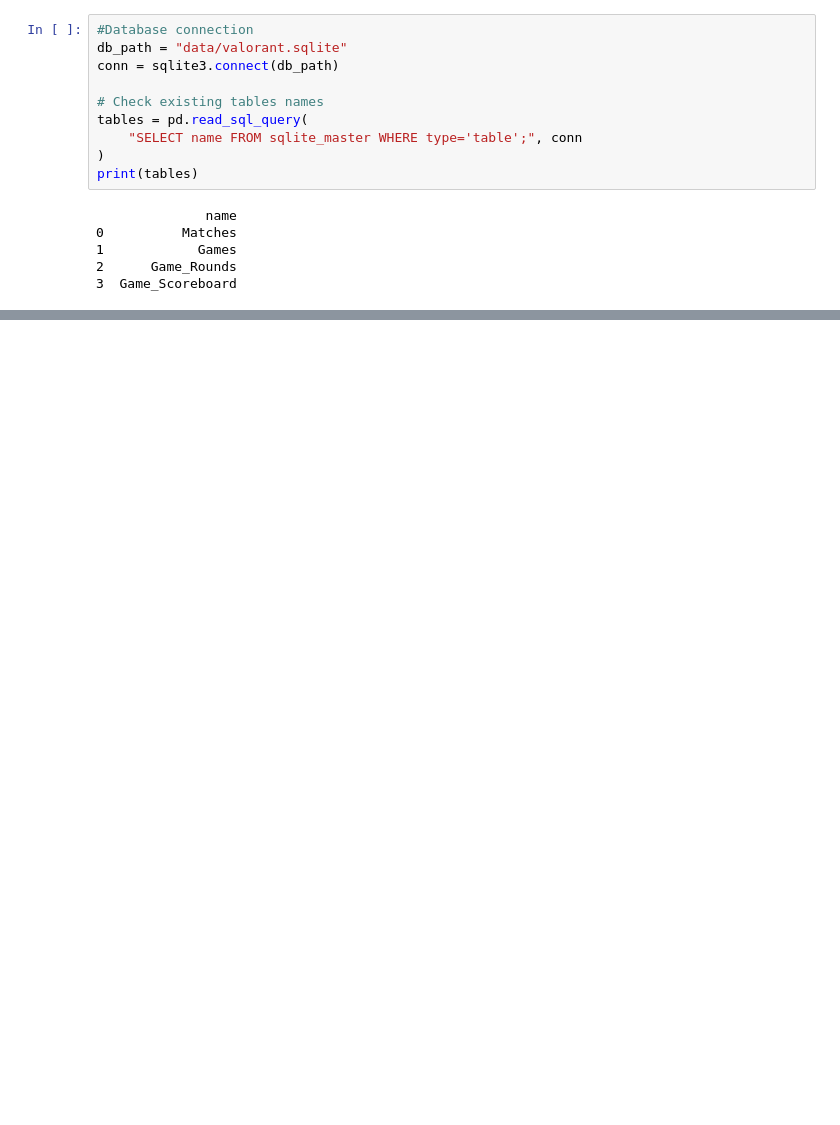
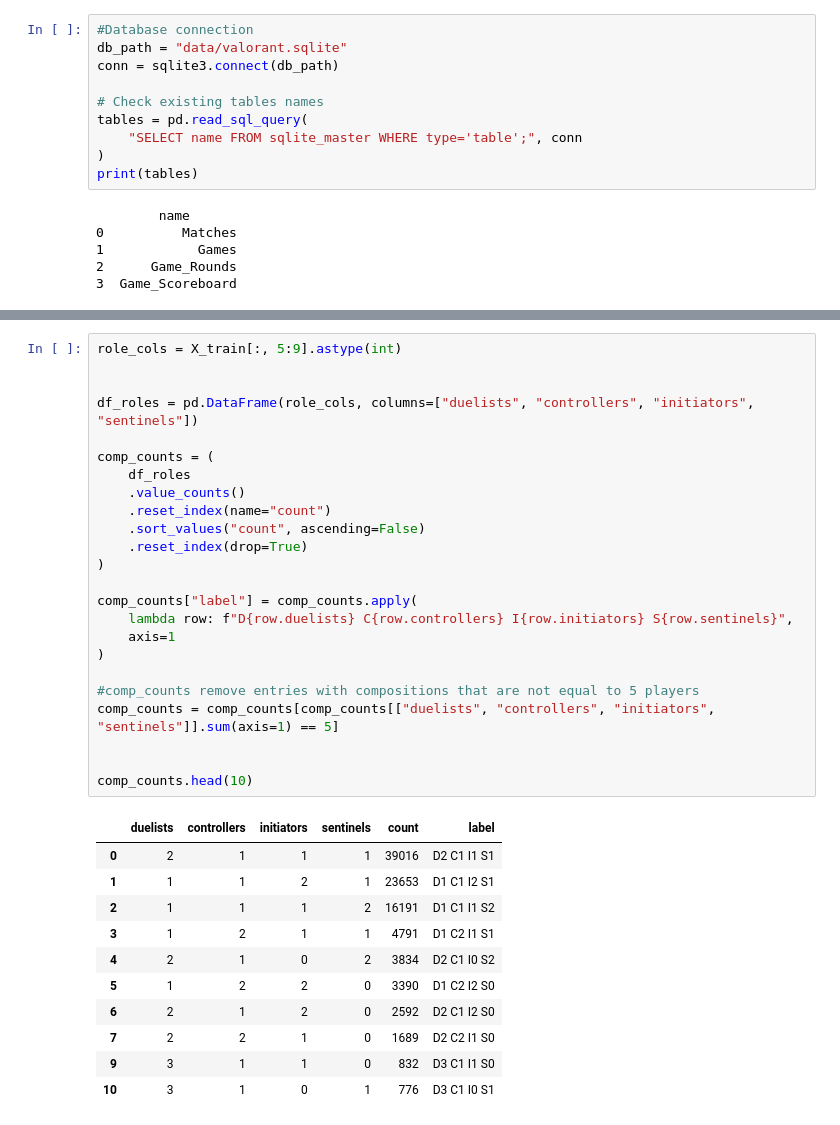
Before and after one commit to RosyTCosy/CS345-Final-Project, a Jupyter notebook: final_project.ipynb, the cells around one changed output, grey strips where cells are left out. Saved outputs shown, nothing was run; the diff lists cells and outputs as text; blank space fills up the shorter version.

```diff
--- a/final_project.ipynb
+++ b/final_project.ipynb
@@ -405,0 +281,36 @@ Prediction for test data: [[6.01680931e-04 9.99398319e-01]]
+# %%
+role_cols = X_train[:, 5:9].astype(int)
+
+
+df_roles = pd.DataFrame(role_cols, columns=["duelists", "controllers", "initiators", "sentinels"])
+
+comp_counts = (
+    df_roles
+    .value_counts()
+    .reset_index(name="count")
+    .sort_values("count", ascending=False)
+    .reset_index(drop=True)
+)
+
+comp_counts["label"] = comp_counts.apply(
+    lambda row: f"D{row.duelists} C{row.controllers} I{row.initiators} S{row.sentinels}",
+    axis=1
+)
+
+#comp_counts remove entries with compositions that are not equal to 5 players
+comp_counts = comp_counts[comp_counts[["duelists", "controllers", "initiators", "sentinels"]].sum(axis=1) == 5]
+
+
+comp_counts.head(10)
+# %% [output]
+|  | duelists | controllers | initiators | sentinels | count | label |
+| 0 | 2 | 1 | 1 | 1 | 39016 | D2 C1 I1 S1 |
+| 1 | 1 | 1 | 2 | 1 | 23653 | D1 C1 I2 S1 |
+| 2 | 1 | 1 | 1 | 2 | 16191 | D1 C1 I1 S2 |
+| 3 | 1 | 2 | 1 | 1 | 4791 | D1 C2 I1 S1 |
+| 4 | 2 | 1 | 0 | 2 | 3834 | D2 C1 I0 S2 |
+| 5 | 1 | 2 | 2 | 0 | 3390 | D1 C2 I2 S0 |
+| 6 | 2 | 1 | 2 | 0 | 2592 | D2 C1 I2 S0 |
+| 7 | 2 | 2 | 1 | 0 | 1689 | D2 C2 I1 S0 |
+| 9 | 3 | 1 | 1 | 0 | 832 | D3 C1 I1 S0 |
+| 10 | 3 | 1 | 0 | 1 | 776 | D3 C1 I0 S1 |
```
Also changed, not shown: parts of 22 cells of this notebook.
